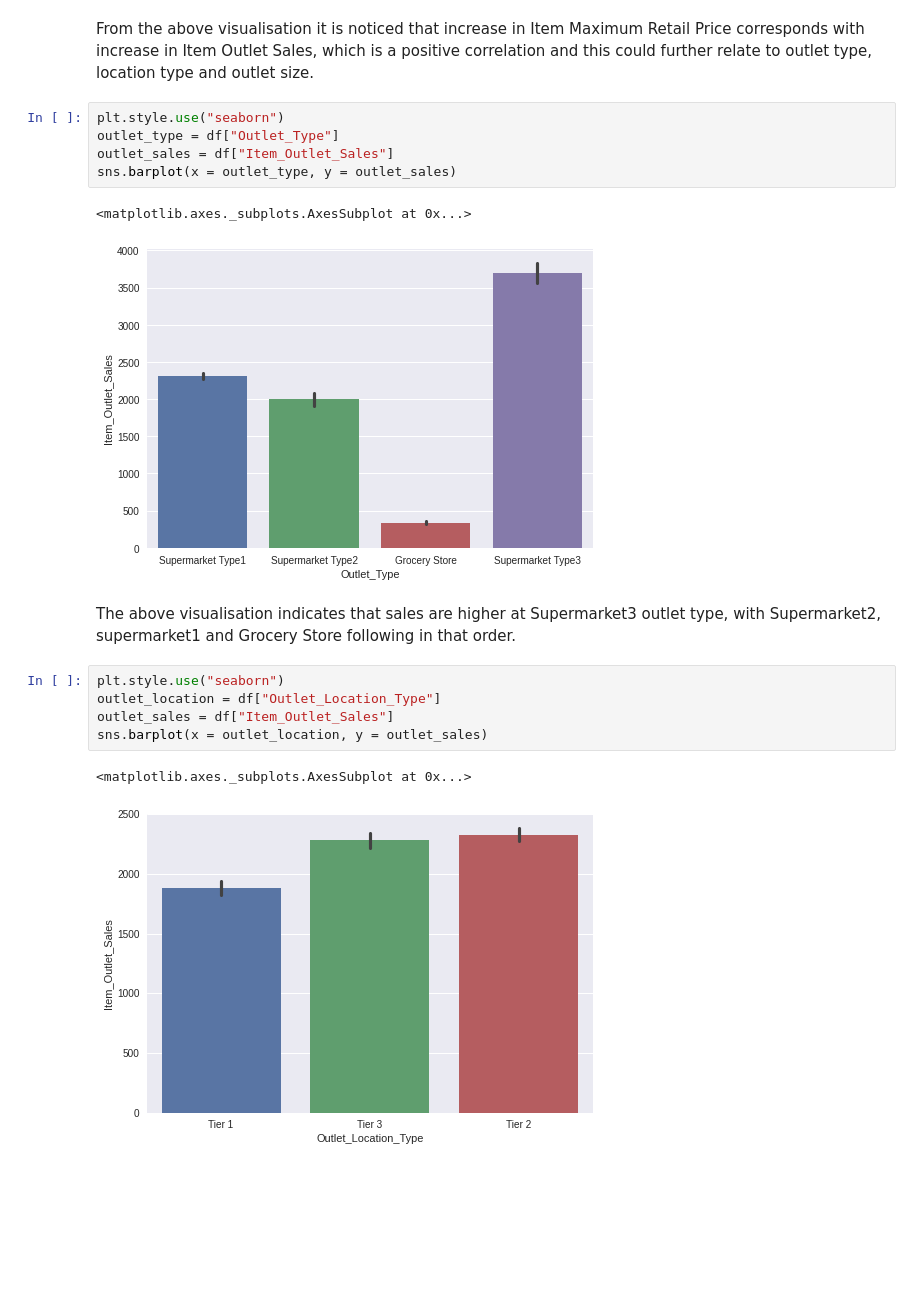
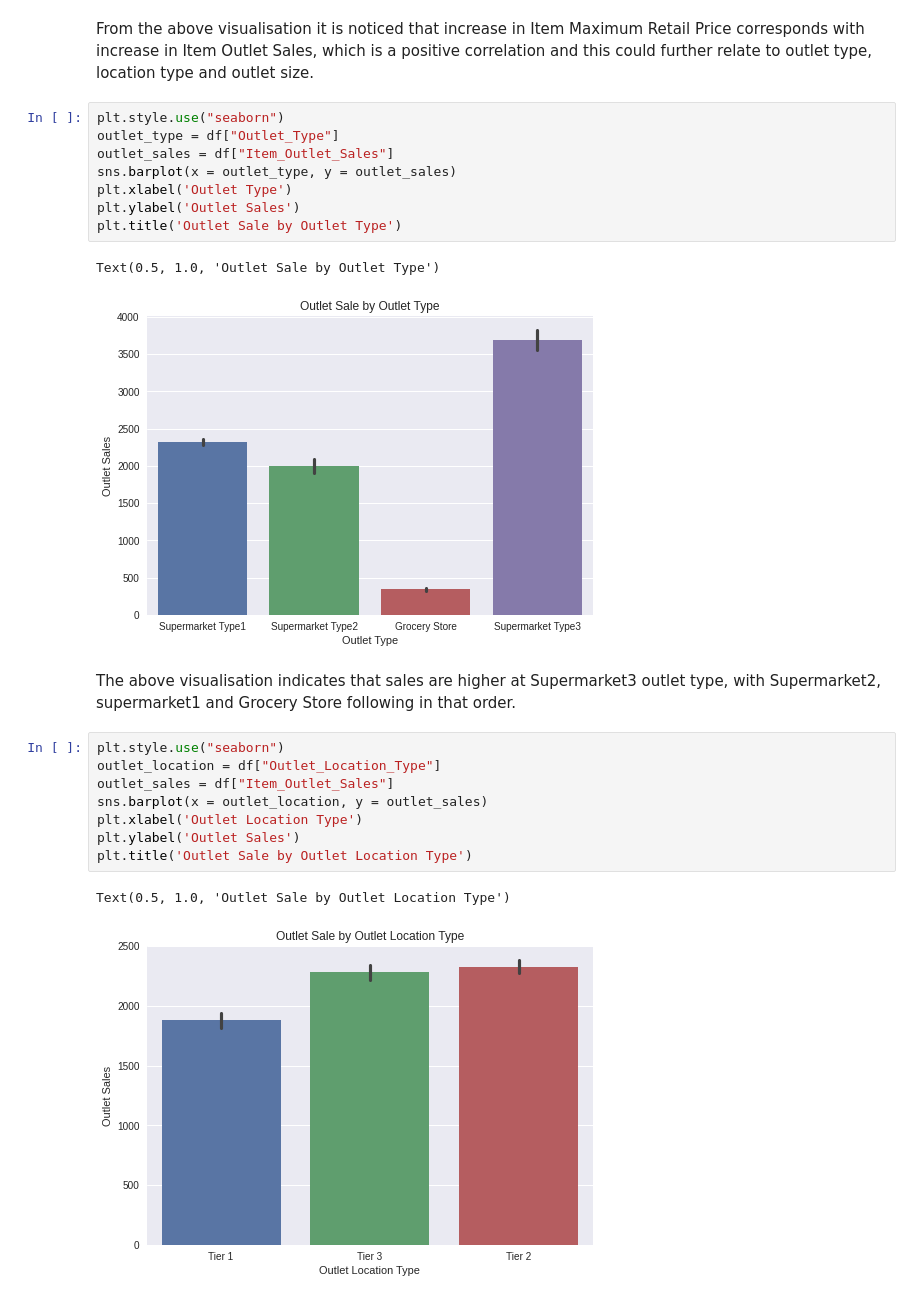
Before and after one commit to Ssendags/Food_Sales_Predictions, a Jupyter notebook: Ssendagire_Denis_Project_1_food_sales_prediction.ipynb, the cells around one changed output. Drawn from its saved outputs; the diff is of its cells as text; blank space fills up the shorter version.

```diff
--- a/Ssendagire_Denis_Project_1_food_sales_prediction.ipynb
+++ b/Ssendagire_Denis_Project_1_food_sales_prediction.ipynb
@@ -311,16 +316,22 @@ plt.style.use("seaborn")
 outlet_type = df["Outlet_Type"]
 outlet_sales = df["Item_Outlet_Sales"]
 sns.barplot(x = outlet_type, y = outlet_sales)
+plt.xlabel('Outlet Type')
+plt.ylabel('Outlet Sales')
+plt.title('Outlet Sale by Outlet Type')
 # %% [output]
-<matplotlib.axes._subplots.AxesSubplot at 0x...>
+Text(0.5, 1.0, 'Outlet Sale by Outlet Type')
-[figure, old version]
+[figure, new version]
 # %% [markdown]
 The above visualisation indicates that sales are higher at Supermarket3 outlet type, with Supermarket2, supermarket1 and Grocery Store following in that order.
 # %%
 plt.style.use("seaborn")
 outlet_location = df["Outlet_Location_Type"]
 outlet_sales = df["Item_Outlet_Sales"]
 sns.barplot(x = outlet_location, y = outlet_sales)
+plt.xlabel('Outlet Location Type')
+plt.ylabel('Outlet Sales')
+plt.title('Outlet Sale by Outlet Location Type')
 # %% [output]
-<matplotlib.axes._subplots.AxesSubplot at 0x...>
+Text(0.5, 1.0, 'Outlet Sale by Outlet Location Type')
-[figure, old version]
+[figure, new version]
```
Also changed, not shown: parts of 1 cell of this notebook.
